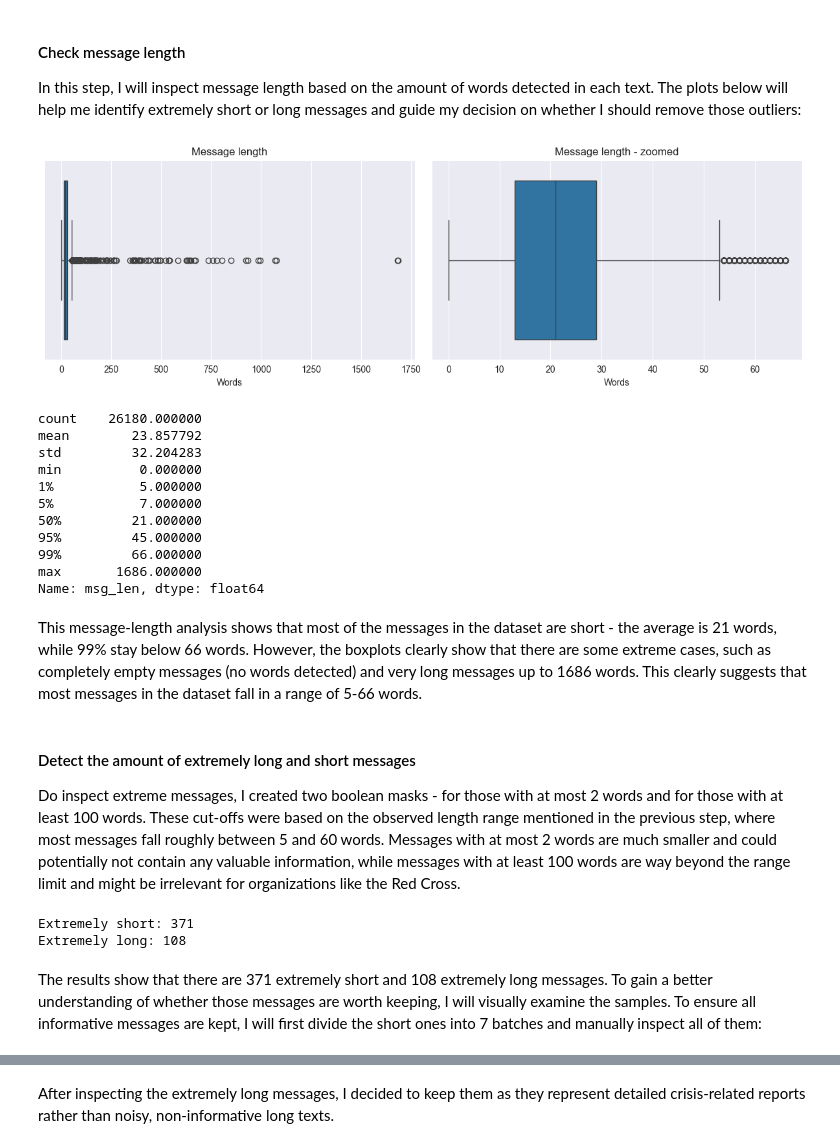
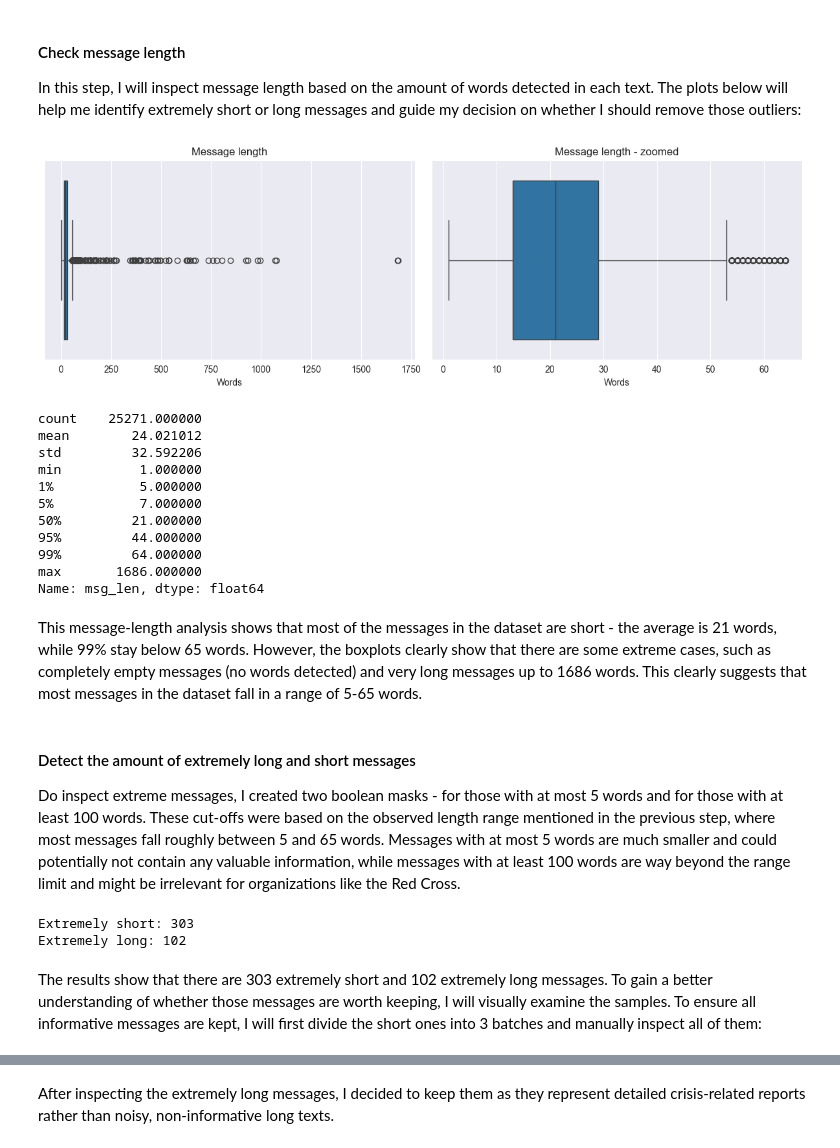
Before and after one commit to KaterinaSSlavova/Crisis-Help-Classification, a Jupyter notebook: Notebooks/02_data_provisioning.ipynb, the cells around one changed output, grey strips where cells are left out. Saved outputs shown, nothing was run; the diff lists cells and outputs as text; code cells hidden in the pictures.

```diff
--- a/Notebooks/02_data_provisioning.ipynb
+++ b/Notebooks/02_data_provisioning.ipynb
@@ -611,0 +679,4 @@ URL messages with >=1 label: 129
+# %%
+keep = [11779, 11814, 12273, 12549, 12639, 12714, 12863, 13029, 13129, 13329, 13330, 14661, 14662]
+batch2 = df_meta_outliers.iloc[100:199]
+batch2
@@ -611,0 +701,4 @@ URL messages with >=1 label: 129
+# %%
+keep.extend([14740, 14863,14925, 14940, 14959, 15018, 15037, 15068, 15082])
+batch3 = df_meta_outliers.iloc[199:299]
+batch3
@@ -611,0 +723,4 @@ URL messages with >=1 label: 129
+# %%
+keep.extend([15199, 15207, 15239, 15240, 15338, 15349, 15367, 15371, 15379, 15381, 15382, 15419, 15421, 15422, 15457])
+batch4 = df_meta_outliers.iloc[299:400]
+batch4
@@ -611,0 +745,7 @@ URL messages with >=1 label: 129
+# %%
+keep.extend([15471, 15472, 15481, 15488, 15517, 15539, 15563, 15564, 15569, 15572, 15592, 15607, 15616, 15619, 15630, 15656, 15670, 15671, 15693, 15723, 15727])
+keep_ids = set(keep)
+df_outliers_remove = df_meta_outliers[~df_meta_outliers["id"].isin(keep_ids)].copy()
+remove_ids = df_outliers_remove["id"].tolist()
+df_clean = df_clean[~df_clean["id"].isin(remove_ids)]
+df_clean.shape
@@ -613,55 +757,55 @@ URL messages with >=1 label: 129
 #### Check message length
 In this step, I will inspect message length based on the amount of words detected in each text. The plots below will help me identify extremely short or long messages and guide my decision on whether I should remove those outliers:
 # %%
-df["msg_len"] = df["message"].str.split().str.len()
-p99 = df["msg_len"].quantile(0.99)
-short_df = df[df["msg_len"] <= p99]
+df_clean["msg_len"] = df_clean["message"].str.split().str.len()
+p99 = df_clean["msg_len"].quantile(0.99)
+short_df = df_clean[df_clean["msg_len"] <= p99]
 
 fig, axes = plt.subplots(1, 2, figsize=(12, 4))
-sns.boxplot(x=df["msg_len"], ax=axes[0])
+sns.boxplot(x=df_clean["msg_len"], ax=axes[0])
 axes[0].set_title("Message length")
 axes[0].set_xlabel("Words")
 
 sns.boxplot(x=short_df["msg_len"], ax=axes[1])
 axes[1].set_title("Message length - zoomed")
 axes[1].set_xlabel("Words")
 plt.tight_layout()
 plt.show()
 # %% [output]
-[figure, old version]
+[figure, new version]
 # %%
-word_stats = df["msg_len"].describe(percentiles=[0.01, 0.05, 0.95, 0.99])
+word_stats = df_clean["msg_len"].describe(percentiles=[0.01, 0.05, 0.95, 0.99])
 word_stats
 # %% [output]
-count    26180.000000
-mean        23.857792
-std         32.204283
-min          0.000000
+count    25271.000000
+mean        24.021012
+std         32.592206
+min          1.000000
 1%           5.000000
 5%           7.000000
 50%         21.000000
-95%         45.000000
-99%         66.000000
+95%         44.000000
+99%         64.000000
 max       1686.000000
 Name: msg_len, dtype: float64
 # %% [markdown]
-This message-length analysis shows that most of the messages in the dataset are short - the average is 21 words, while 99% stay below 66 words. However, the boxplots clearly show that there are some extreme cases, such as completely empty messages (no words detected) and very long messages up to 1686 words. This clearly suggests that most messages in the dataset fall in a range of 5-66 words.
+This message-length analysis shows that most of the messages in the dataset are short - the average is 21 words, while 99% stay below 65 words. However, the boxplots clearly show that there are some extreme cases, such as completely empty messages (no words detected) and very long messages up to 1686 words. This clearly suggests that most messages in the dataset fall in a range of 5-65 words.
 # %% [markdown]
 #### Detect the amount of extremely long and short messages
-Do inspect extreme messages, I created two boolean masks - for those with at most 2 words and for those with at least 100 words. These cut-offs were based on the observed length range mentioned in the previous step, where most messages fall roughly between 5 and 60 words. Messages with at most 2 words are much smaller and could potentially not contain any valuable information, while messages with at least 100 words are way beyond the range limit and might be irrelevant for organizations like the Red Cross.
+Do inspect extreme messages, I created two boolean masks - for those with at most 5 words and for those with at least 100 words. These cut-offs were based on the observed length range mentioned in the previous step, where most messages fall roughly between 5 and 65 words. Messages with at most 5 words are much smaller and could potentially not contain any valuable information, while messages with at least 100 words are way beyond the range limit and might be irrelevant for organizations like the Red Cross.
 # %%
-short_mask = df["msg_len"] <=5
-long_mask  = df["msg_len"] >= 100
-n_total = len(df)
+short_mask = df_clean["msg_len"] <=5
+long_mask  = df_clean["msg_len"] >= 100
+n_total = len(df_clean)
 n_short = short_mask.sum()
 n_long  = long_mask.sum()
 
 print(f"Extremely short: {n_short}")
 print(f"Extremely long: {n_long}")
 # %% [output]
-Extremely short: 371
-Extremely long: 108
+Extremely short: 303
+Extremely long: 102
 # %% [markdown]
-The results show that there are 371 extremely short and 108 extremely long messages. To gain a better understanding of whether those messages are worth keeping, I will visually examine the samples. To ensure all informative messages are kept, I will first divide the short ones into 7 batches and manually inspect all of them:
+The results show that there are 303 extremely short and 102 extremely long messages. To gain a better understanding of whether those messages are worth keeping, I will visually examine the samples. To ensure all informative messages are kept, I will first divide the short ones into 3 batches and manually inspect all of them:
 # %%
 pd.set_option("display.max_colwidth", None)
```
Also changed, not shown: parts of 56 cells of this notebook, 12 other files.
